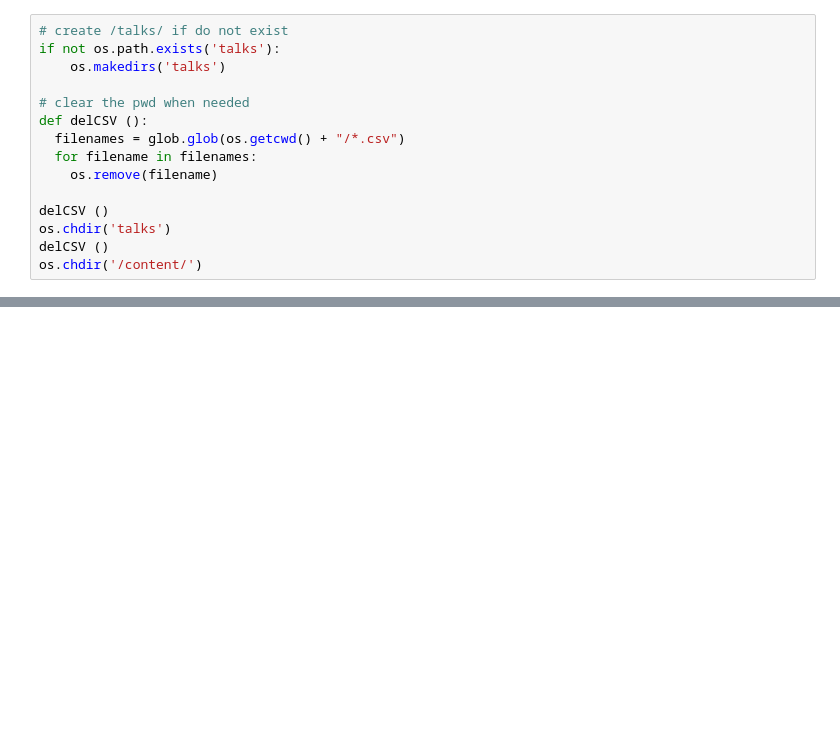
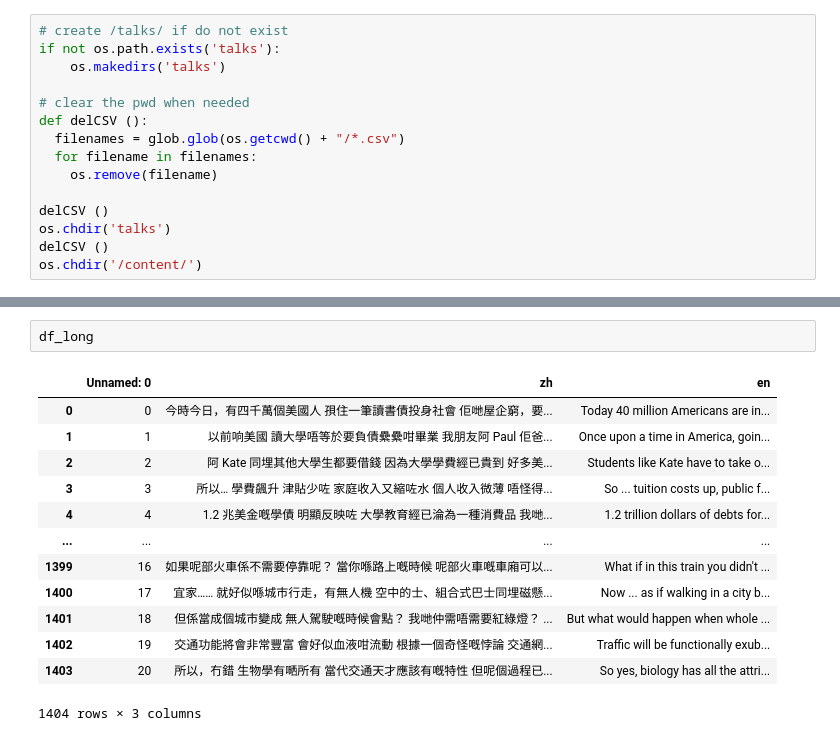
Before and after one commit to hey0wing/Parallel_TedTalk, a Jupyter notebook: Parallel_TedTalk.ipynb, the cells around one changed output, grey strips where cells are left out. Cells and saved outputs as stored; diff of their text form; blank space fills up the shorter version.

```diff
--- a/Parallel_TedTalk.ipynb
+++ b/Parallel_TedTalk.ipynb
@@ -192,0 +283,16 @@ df
+# %%
+df_long
+# %% [output]
+|  | Unnamed: 0 | zh | en |
+| 0 | 0 | 今時今日，有四千萬個美國人 孭住一筆讀書債投身社會 佢哋屋企窮，要... | Today 40 million Americans are in... |
+| 1 | 1 | 以前响美國 讀大學唔等於要負債纍纍咁畢業 我朋友阿 Paul 佢爸... | Once upon a time in America, goin... |
+| 2 | 2 | 阿 Kate 同埋其他大學生都要借錢 因為大學學費經已貴到 好多美... | Students like Kate have to take o... |
+| 3 | 3 | 所以… 學費飆升 津貼少咗 家庭收入又縮咗水 個人收入微薄 唔怪得... | So ... tuition costs up, public f... |
+| 4 | 4 | 1.2 兆美金嘅學債 明顯反映咗 大學教育經已淪為一種消費品 我哋... | 1.2 trillion dollars of debts for... |
+| ... | ... | ... | ... |
+| 1399 | 16 | 如果呢部火車係不需要停靠呢？ 當你喺路上嘅時候 呢部火車嘅車廂可以... | What if in this train you didn't ... |
+| 1400 | 17 | 宜家…… 就好似喺城市行走，有無人機 空中的士、組合式巴士同埋磁懸... | Now ... as if walking in a city b... |
+| 1401 | 18 | 但係當成個城市變成 無人駕駛嘅時候會點？ 我哋仲需唔需要紅綠燈？ ... | But what would happen when whole ... |
+| 1402 | 19 | 交通功能將會非常豐富 會好似血液咁流動 根據一個奇怪嘅悖論 交通網... | Traffic will be functionally exub... |
+| 1403 | 20 | 所以，冇錯 生物學有嗮所有 當代交通天才應該有嘅特性 但呢個過程已... | So yes, biology has all the attri... |
+1404 rows × 3 columns
```
Also changed, not shown: parts of 19 cells of this notebook.
